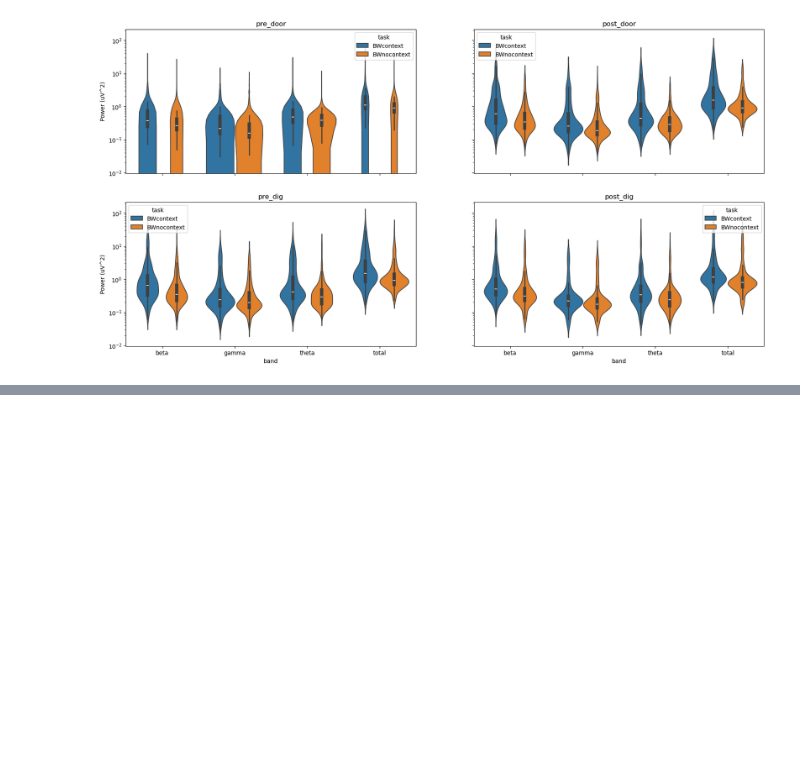
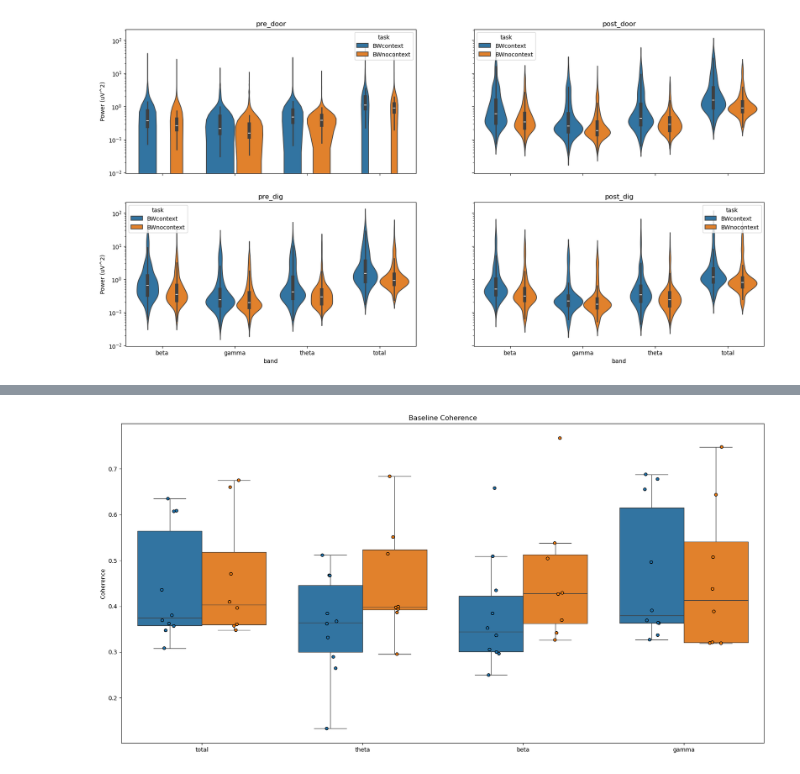
Before and after one commit to namanagrawal97/cpl_analysis_naman, a Jupyter notebook: 00_complete_analysis.ipynb, the cells around one changed output, grey strips where cells are left out. Drawn from its saved outputs; the diff is of its cells as text; code cells hidden in the pictures; blank space fills up the shorter version.

Commit message:
baseline and event coherence generated

```diff
--- a/00_complete_analysis.ipynb
+++ b/00_complete_analysis.ipynb
@@ -491,0 +647,4 @@ Index(['rat', 'date', 'task', 'channel', 'trial', 'timestamps', 'side',
+# %%
+baseline_df=con_data_df.__deepcopy__()
+baseline_df=baseline_df[baseline_df['rat_id']!='dk3']
+baseline_df['mne_baseline']=baseline_df['mne_baseline'].apply(lambda x: functions.convert_epoch_to_coherence(x))
@@ -491,0 +669,26 @@ Index(['rat', 'date', 'task', 'channel', 'trial', 'timestamps', 'side',
+# %%
+fig, axs= plt.subplots(1, 1, figsize=(20, 10), sharex=True, sharey=True)
+writer=pd.ExcelWriter(savepath+'baseline_coherence.xlsx')
+
+event='mne_baseline'
+event_data=baseline_df['mne_baseline']
+event_data_df = pd.DataFrame(event_data.tolist())
+event_data_df.reset_index(drop=True, inplace=True)
+event_data_df['rat_id'] = baseline_df['rat_id'].reset_index(drop=True)
+event_data_df['task'] = baseline_df['task'].reset_index(drop=True)
+event_data_df_melted = pd.melt(event_data_df, id_vars=['rat_id', 'task'], value_vars=['total', 'theta', 'beta', 'gamma'], var_name='band', value_name='coherence')
+sns.boxplot(x='band', y='coherence', hue='task', hue_order=['BWcontext', 'BWnocontext'], data=event_data_df_melted, showfliers=False, legend=False, ax=axs)
+sns.stripplot(x='band', y='coherence', hue='task', hue_order=['BWcontext', 'BWnocontext'], data=event_data_df_melted, dodge=True, edgecolor='black', linewidth=1, jitter=True, legend=False, ax=axs)
+
+#axs.set_xticklabels(['Total', 'Beta', 'Theta', 'Gamma'])
+axs.set_title('Baseline Coherence')
+axs.set_ylabel('Coherence')
+axs.set_xlabel('')
+
+event_data_df_melted.to_excel(writer, sheet_name=event)
+writer.close()
+
+fig.savefig(savepath+'baseline_coherence.png')
+plt.show()
+# %% [output]
+[figure, added]
```
Also changed, not shown: parts of 11 cells of this notebook, 1 other file.
